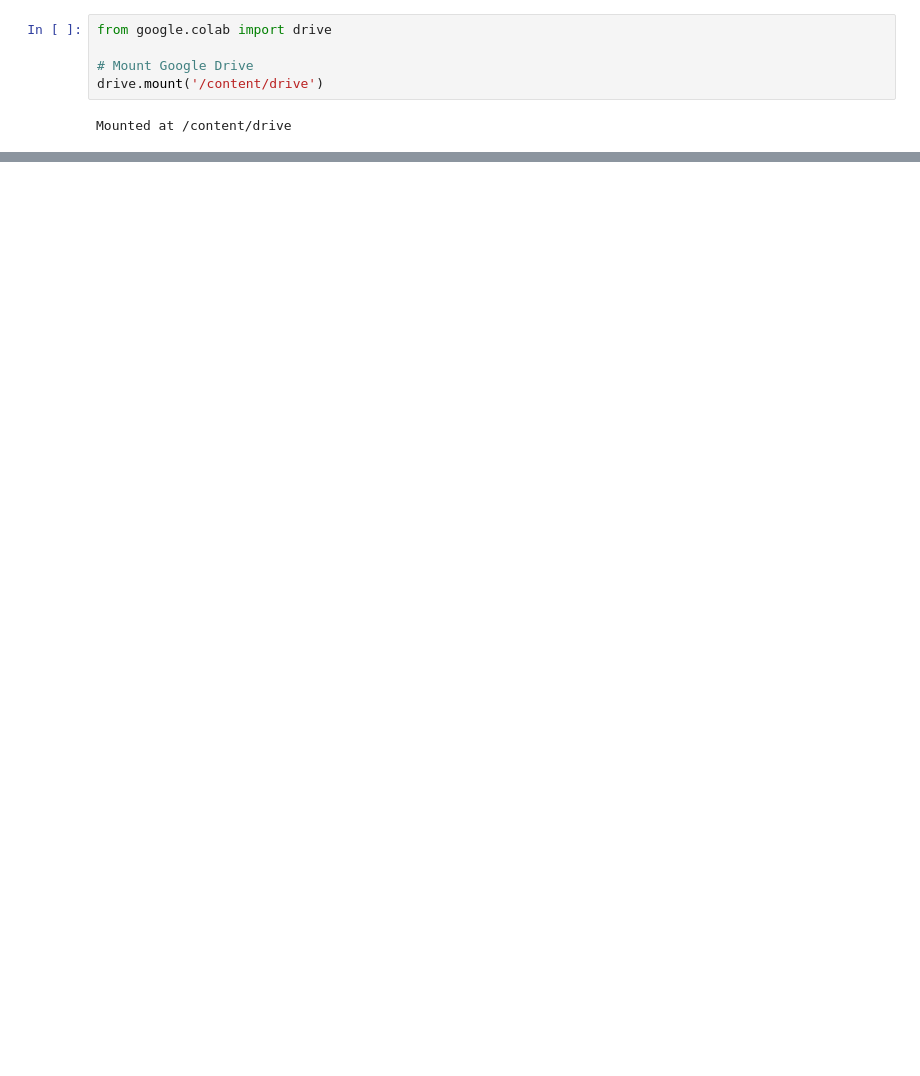
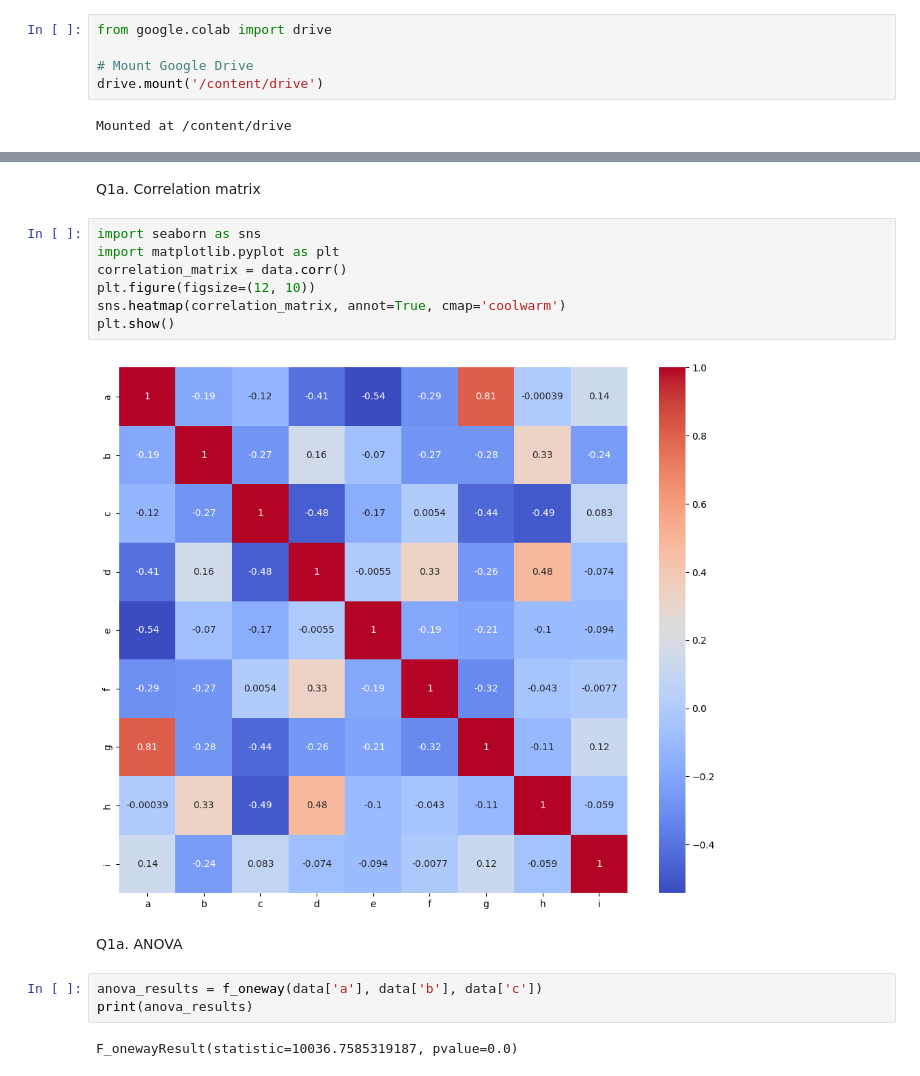
Before and after one commit to FrankPunyaBarang/RAPP_Assignment, a Jupyter notebook: Assignment.ipynb, the cells around one changed output, grey strips where cells are left out. Drawn from its saved outputs; the diff is of its cells as text; blank space fills up the shorter version.

```diff
--- a/Assignment.ipynb
+++ b/Assignment.ipynb
@@ -25,0 +37,18 @@ data.describe()
+# %% [markdown]
+Q1a. Correlation matrix
+# %%
+import seaborn as sns
+import matplotlib.pyplot as plt
+correlation_matrix = data.corr()
+plt.figure(figsize=(12, 10))
+sns.heatmap(correlation_matrix, annot=True, cmap='coolwarm')
+plt.show()
+# %% [output]
+[figure, added]
+# %% [markdown]
+Q1a. ANOVA
+# %%
+anova_results = f_oneway(data['a'], data['b'], data['c'])
+print(anova_results)
+# %% [output]
+F_onewayResult(statistic=10036.7585319187, pvalue=0.0)
```
Also changed, not shown: parts of 25 cells of this notebook.
